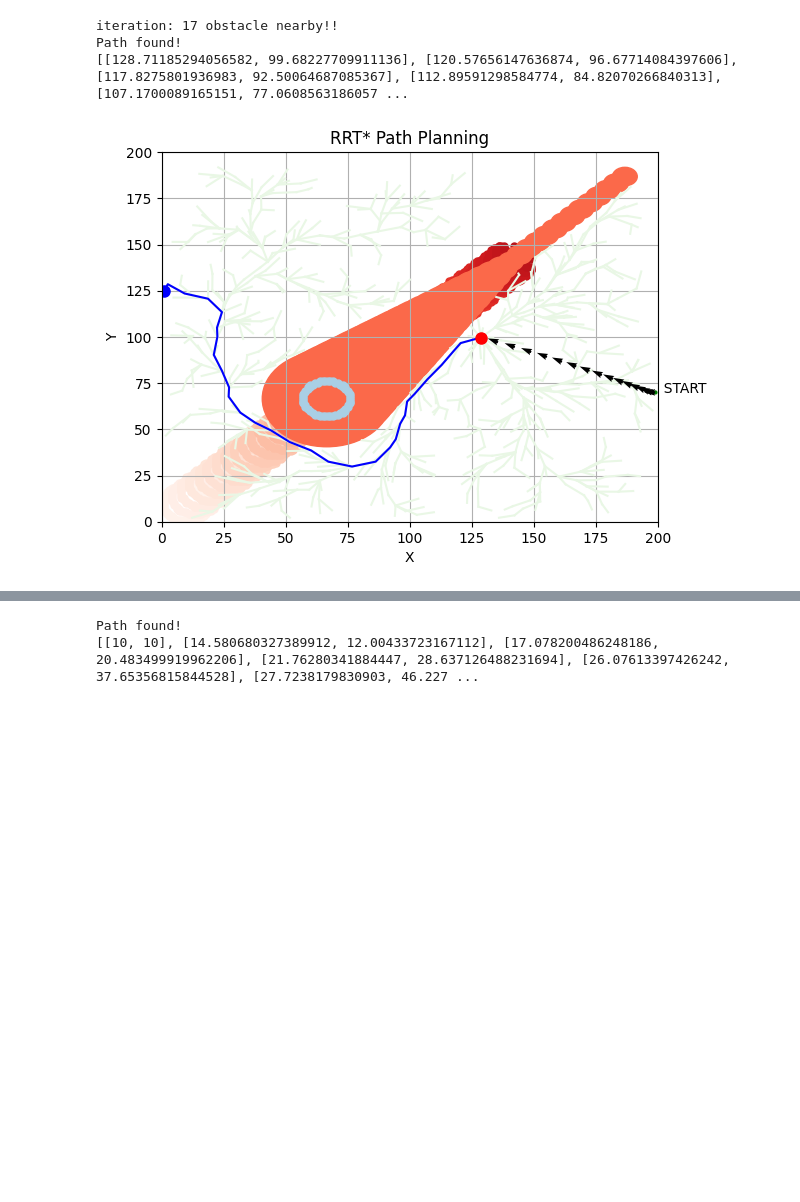
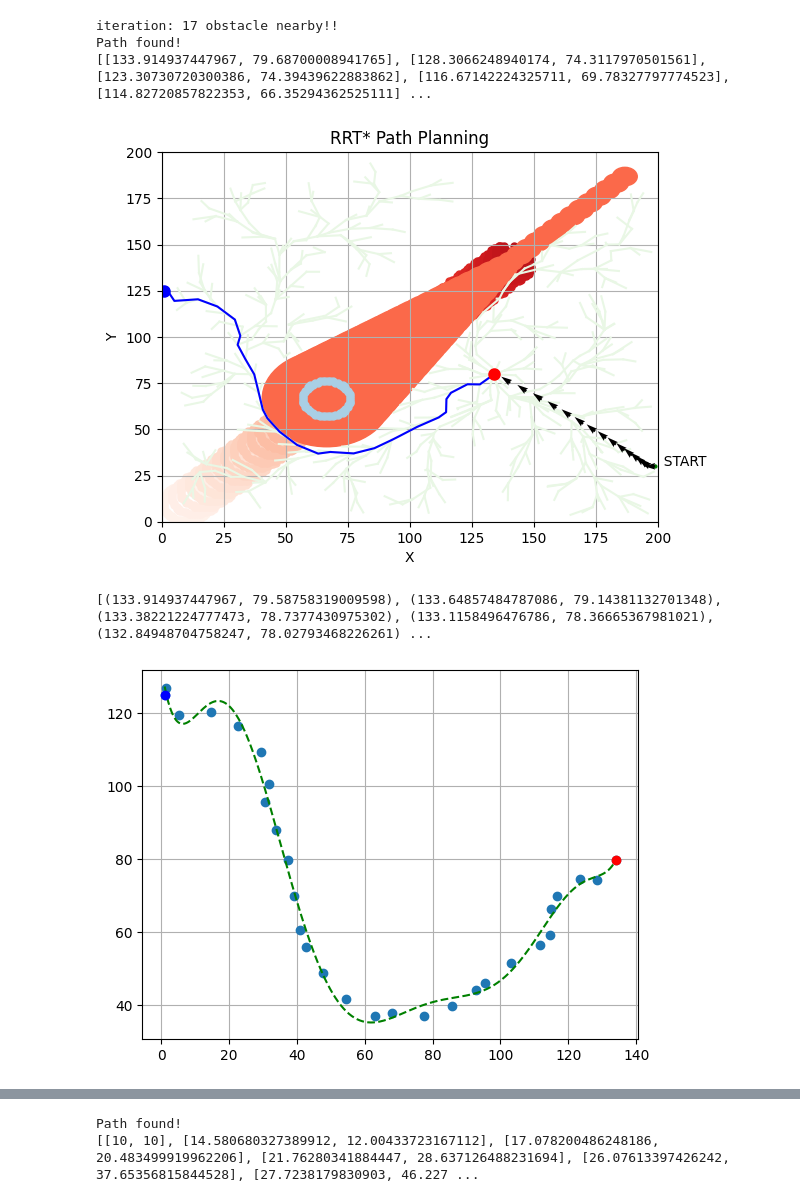
Before and after one commit to waynechu1109/Dodging-Dynamical-Obstacles-Using-Turtlebot4-Camera-Feed, a Jupyter notebook: dodge_planner.ipynb, the cells around one changed output, grey strips where cells are left out. Drawn from its saved outputs; the diff is of its cells as text; code cells hidden in the pictures; blank space fills up the shorter version.

Commit message:
data smoothing plotting

```diff
--- a/dodge_planner.ipynb
+++ b/dodge_planner.ipynb
@@ -2,6 +2,7 @@
 import numpy as np
 import matplotlib.pyplot as plt
 from scipy.interpolate import make_interp_spline
+from gekko import GEKKO
 
 class Node:
     def __init__(self, x, y):
@@ -57,6 +58,18 @@ class RRTStar:
                     node.parent = new_node
                     node.cost = new_cost
 
+    def bspline_interpolation(self, path, degree=3, num_points=100):
+        # Remove duplicate points from the path to ensure strictly increasing x values
+        unique_path = np.unique(path, axis=0)
+
+        x = unique_path[:, 0]
+        y = unique_path[:, 1]
+        tck = make_interp_spline(x, y, k=degree)
+        spline = lambda xi: np.array([tck(xi), tck(xi, 1)])
+        x_new = np.linspace(min(x), max(x), num_points)
+        y_new = spline(x_new)
+        return x_new, y_new
+
     def find_path(self):
         for iteration in range(self.max_iterations):
             random_node = self.generate_random_node()
@@ -98,7 +111,6 @@ class RRTStar:
         return path[::-1]
 
     def plot(self, path=None):
-        # plt.figure(figsize=(8, 8))
         for obstacle in self.obstacle_list:
             circle = plt.Circle((obstacle[0], obstacle[1]), obstacle[2], color=plt.cm.Reds(0.5))
             plt.gca().add_patch(circle)
@@ -117,12 +129,19 @@ class RRTStar:
         plt.grid(True)
         plt.show()
 
-def bspline_interpolation(x, y, degree=3, num_points=100):
-    tck = make_interp_spline(x, y, k=degree)
-    spline = lambda xi: np.array([tck(xi), tck(xi, 1)])
-    x_new = np.linspace(min(x), max(x), num_points)
-    y_new = spline(x_new)
-    return x_new, y_new
+# def bspline_interpolation(path, degree=3, num_points=100):
+#     x = np.array([point[0] for point in path])
+#     y = np.array([point[1] for point in path])
+#     # Sort x and y based on the values of x
+#     sorted_indices = np.argsort(x)
+#     x_sorted = x[sorted_indices]
+#     y_sorted = y[sorted_indices]
+
+#     tck = make_interp_spline(x_sorted, y_sorted, k=degree)
+#     spline = lambda xi: np.array([tck(xi), tck(xi, 1)])
+#     x_new = np.linspace(min(x), max(x), num_points)
+#     y_new = spline(x_new)
+#     return x_new, y_new
 
 # def drawCoodinate(size, ax):
 #     x = np.linspace(0,size-1,size)
@@ -155,7 +174,7 @@ obstacle_x_velo = obstacle_velocity* np.cos(current_obstacle_position[2])
 obstacle_y_velo = obstacle_velocity* np.sin(current_obstacle_position[2])
 
 robot_radius = 17.    # cm (r)
-initial_robot_position = [199., 70., np.pi]    # [x, y, theta]
+initial_robot_position = [199., 30., np.pi]    # [x, y, theta]
 current_robot_position = initial_robot_position
 robot_velocity = 10.
 robot_omega = 0.
@@ -183,7 +202,7 @@ obstacle_list = []  # Format: (x, y, radius), the position after robot see it
 x_limit = (0., 200.)
 y_limit = (0., 200.)
 step_size = 5.0
-max_iterations = 5000
+max_iterations = 10000
 # RRT* parameters
 
 def crossing(x, y, iteration, colorcode, zorder_index):
@@ -315,32 +334,65 @@ while (0<current_obstacle_position[0] and current_obstacle_position[0]<size and
             # elif (np.sqrt((current_robot_position[0]-x)**2 + (current_robot_position[1]-y)**2) <= robot_radius
             #     and np.sqrt((current_robot_position[0]-x)**2 + (current_robot_position[1]-y)**2) >= robot_radius - 1) and nearby:
             #     crossing(x, y, iteration, 3, 4)
 
     nearby = 0
 
     # moving to next position
     current_obstacle_position[0] += obstacle_x_velo*(1/sampling_freq)
     current_obstacle_position[1] += obstacle_y_velo*(1/sampling_freq)
     current_robot_position[0] += robot_x_velo*(1/sampling_freq)
     current_robot_position[1] += robot_y_velo*(1/sampling_freq)
     current_robot_position[2] += robot_omega*(1/sampling_freq)
 
     if iteration == 50:
         break
 
     iteration += 1
 
 # RRT*
 rrt_star = RRTStar(start, goal, obstacle_list, x_limit, y_limit, step_size, max_iterations)
 path = rrt_star.find_path()
 if path is not None:
     print("Path found!")
     print(path)
+    # x_sp, y_sp = rrt_star.bspline_interpolation(path)  # Get the B-spline interpolated curve
+    # plt.plot(x_sp, y_sp[1], color='purple')  # Plot the B-spline curve
     rrt_star.plot(path)
 else:
     print("Path not found.")
+
+# Create Bezier Curve
+# sort x
+bazier_points = np.array(path)
+sorted_indices = np.argsort(bazier_points[:, 0])
+points_sorted = bazier_points[sorted_indices]
+
+# Bezier interpolation
+degree = len(bazier_points)/3.  # 设置Bezier曲线的阶数
+coefficients = np.polyfit(points_sorted[:, 0], points_sorted[:, 1], degree)
+
+# smooth the path
+x_smooth = np.linspace(min(points_sorted[:, 0]), max(points_sorted[:, 0]), 500)
+y_smooth = np.polyval(coefficients, x_smooth)
+plt.plot(points_sorted[:, 0], points_sorted[:, 1], 'o', label='Original Data')
+plt.plot(x_smooth, y_smooth, 'g--', label='Bezier Curve')
+plt.plot(start[0], start[1], 'ro')
+plt.plot(goal[0], goal[1], 'bo')
+plt.grid(True)
+
+# 先將 x_smooth 和 y_smooth 的數據點反轉
+x_smooth_reversed = x_smooth[::-1]
+y_smooth_reversed = y_smooth[::-1]
+
+# 使用 zip 函數將 x_smooth_reversed 和 y_smooth_reversed 打包成元組，然後轉換為新的 list
+smooth_data = list(zip(x_smooth_reversed, y_smooth_reversed))
+
+# 打印新的 list
+print(smooth_data)
 # %% [output]
 iteration: 17 obstacle nearby!!
 Path found!
-[[128.71185294056582, 99.68227709911136], [120.57656147636874, 96.67714084397606], [117.8275801936983, 92.50064687085367], [112.89591298584774, 84.82070266840313], [107.1700089165151, 77.0608563186057 ...
+[[133.914937447967, 79.68700008941765], [128.3066248940174, 74.3117970501561], [123.30730720300386, 74.39439622883862], [116.67142224325711, 69.78327797774523], [114.82720857822353, 66.35294362525111] ...
-[figure, old version]
+[figure, new version]
+[(133.914937447967, 79.58758319009598), (133.64857484787086, 79.14381132701348), (133.38221224777473, 78.7377430975302), (133.1158496476786, 78.36665367981021), (132.84948704758247, 78.02793468226261) ...
+[figure, added]
```
Also changed, not shown: parts of 2 cells of this notebook.
